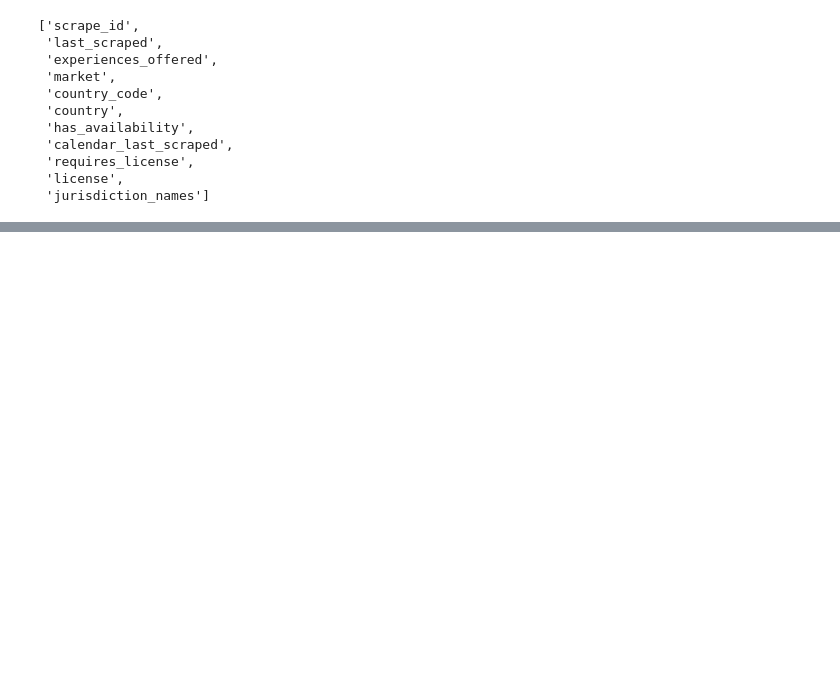
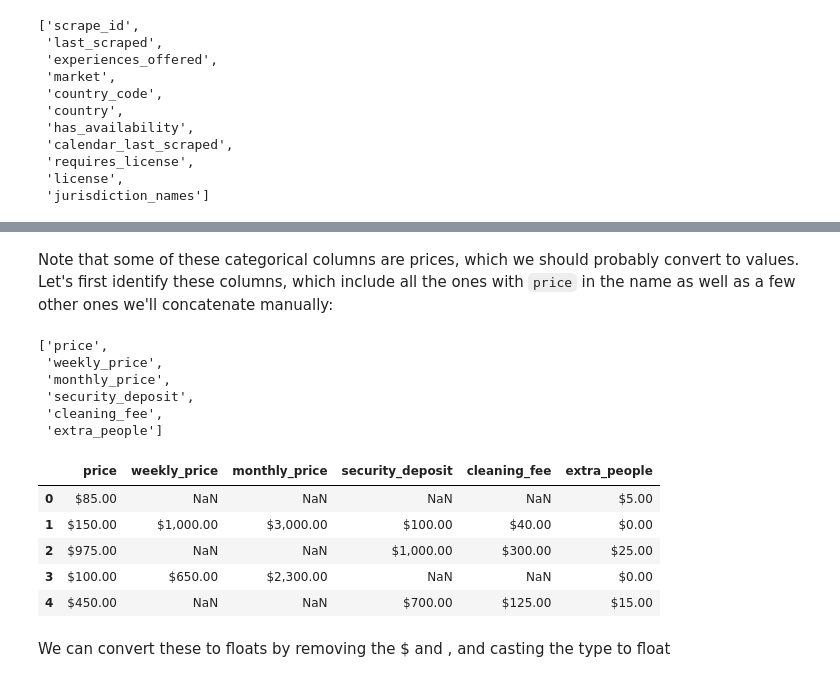
Before and after one commit to bridgethass/udacity-dsnd-project1, a Jupyter notebook: airbnb/ipynb/2_seattle_airbnb_linear_model.ipynb, the cells around one changed output, grey strips where cells are left out. Cells and saved outputs as stored; diff of their text form; code cells hidden in the pictures; blank space fills up the shorter version.

```diff
--- a/airbnb/ipynb/2_seattle_airbnb_linear_model.ipynb
+++ b/airbnb/ipynb/2_seattle_airbnb_linear_model.ipynb
@@ -54,0 +70,3 @@ single_vals
+# %%
+url_cols = [col for col in listings_df.columns if 'url' in col]
+listings_df[url_cols].head()
@@ -54,0 +82,3 @@ single_vals
+# %%
+listings_df = listings_df.drop(url_cols,axis=1)
+listings_df.shape
@@ -54,0 +150,23 @@ single_vals
+# %% [markdown]
+Note that some of these categorical columns are prices, which we should probably convert to values. Let's first identify these columns, which include all the ones with `price` in the name as well as a few other ones we'll concatenate manually:
+# %%
+price_cols = [col for col in listings_df.columns if 'price' in col] + ['security_deposit', 'cleaning_fee', 'extra_people']
+price_cols
+# %% [output]
+['price',
+ 'weekly_price',
+ 'monthly_price',
+ 'security_deposit',
+ 'cleaning_fee',
+ 'extra_people']
+# %%
+listings_df[price_cols].head()
+# %% [output]
+|  | price | weekly_price | monthly_price | security_deposit | cleaning_fee | extra_people |
+| 0 | $85.00 | NaN | NaN | NaN | NaN | $5.00 |
+| 1 | $150.00 | $1,000.00 | $3,000.00 | $100.00 | $40.00 | $0.00 |
+| 2 | $975.00 | NaN | NaN | $1,000.00 | $300.00 | $25.00 |
+| 3 | $100.00 | $650.00 | $2,300.00 | NaN | NaN | $0.00 |
+| 4 | $450.00 | NaN | NaN | $700.00 | $125.00 | $15.00 |
+# %% [markdown]
+We can convert these to floats by removing the $ and , and casting the type to float
```
Also changed, not shown: parts of 50 cells of this notebook.
